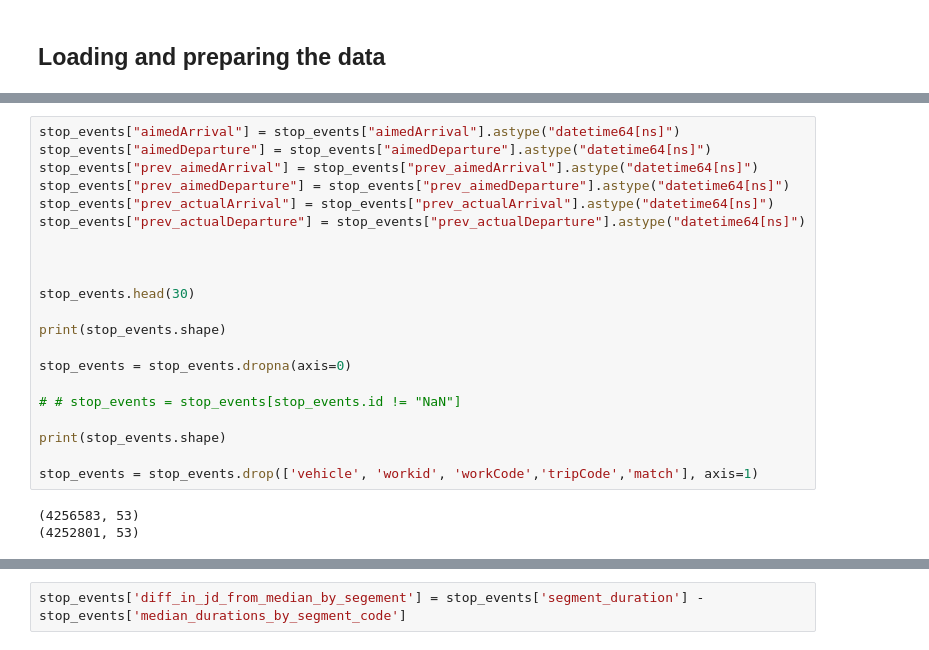
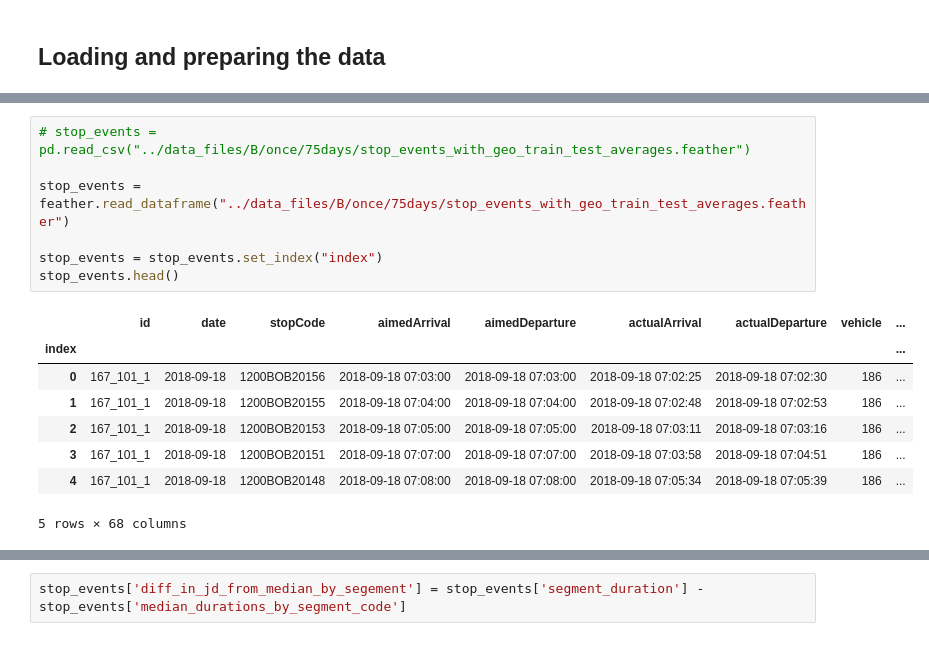
Before and after one commit to gingertom/buses, a Jupyter notebook: Data Exploration/Contour plots.ipynb, the cells around one changed output, grey strips where cells are left out. Cells and saved outputs as stored; diff of their text form.

```diff
--- a/Data Exploration/Contour plots.ipynb
+++ b/Data Exploration/Contour plots.ipynb
@@ -23,24 +13,16 @@ stop_events.head()
-# %%
-stop_events["aimedArrival"] = stop_events["aimedArrival"].astype("datetime64[ns]")
-stop_events["aimedDeparture"] = stop_events["aimedDeparture"].astype("datetime64[ns]")
-stop_events["prev_aimedArrival"] = stop_events["prev_aimedArrival"].astype("datetime64[ns]")
-stop_events["prev_aimedDeparture"] = stop_events["prev_aimedDeparture"].astype("datetime64[ns]")
-stop_events["prev_actualArrival"] = stop_events["prev_actualArrival"].astype("datetime64[ns]")
-stop_events["prev_actualDeparture"] = stop_events["prev_actualDeparture"].astype("datetime64[ns]")
-
-
-
-stop_events.head(30)
-
-print(stop_events.shape)
-
-stop_events = stop_events.dropna(axis=0)
-
-# # stop_events = stop_events[stop_events.id != "NaN"]
-
-print(stop_events.shape)
-
-stop_events = stop_events.drop(['vehicle', 'workid', 'workCode','tripCode','match'], axis=1)
-# %% [output]
-(4256583, 53)
-(4252801, 53)
+# %%
+# stop_events = pd.read_csv("../data_files/B/once/75days/stop_events_with_geo_train_test_averages.feather")
+
+stop_events = feather.read_dataframe("../data_files/B/once/75days/stop_events_with_geo_train_test_averages.feather")
+
+stop_events = stop_events.set_index("index")
+stop_events.head()
+# %% [output]
+|  | id | date | stopCode | aimedArrival | aimedDeparture | actualArrival | actualDeparture | vehicle | ... |
+| index |  |  |  |  |  |  |  |  | ... |
+| 0 | 167_101_1 | 2018-09-18 | 1200BOB20156 | 2018-09-18 07:03:00 | 2018-09-18 07:03:00 | 2018-09-18 07:02:25 | 2018-09-18 07:02:30 | 186 | ... |
+| 1 | 167_101_1 | 2018-09-18 | 1200BOB20155 | 2018-09-18 07:04:00 | 2018-09-18 07:04:00 | 2018-09-18 07:02:48 | 2018-09-18 07:02:53 | 186 | ... |
+| 2 | 167_101_1 | 2018-09-18 | 1200BOB20153 | 2018-09-18 07:05:00 | 2018-09-18 07:05:00 | 2018-09-18 07:03:11 | 2018-09-18 07:03:16 | 186 | ... |
+| 3 | 167_101_1 | 2018-09-18 | 1200BOB20151 | 2018-09-18 07:07:00 | 2018-09-18 07:07:00 | 2018-09-18 07:03:58 | 2018-09-18 07:04:51 | 186 | ... |
+| 4 | 167_101_1 | 2018-09-18 | 1200BOB20148 | 2018-09-18 07:08:00 | 2018-09-18 07:08:00 | 2018-09-18 07:05:34 | 2018-09-18 07:05:39 | 186 | ... |
+5 rows × 68 columns
```
Also changed, not shown: parts of 17 cells of this notebook.
